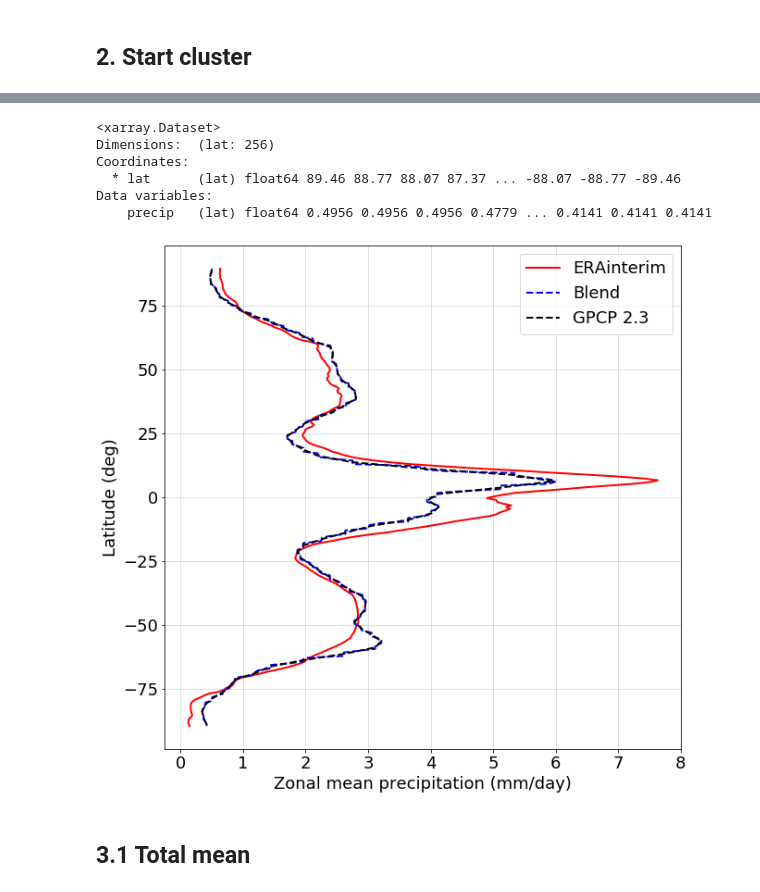
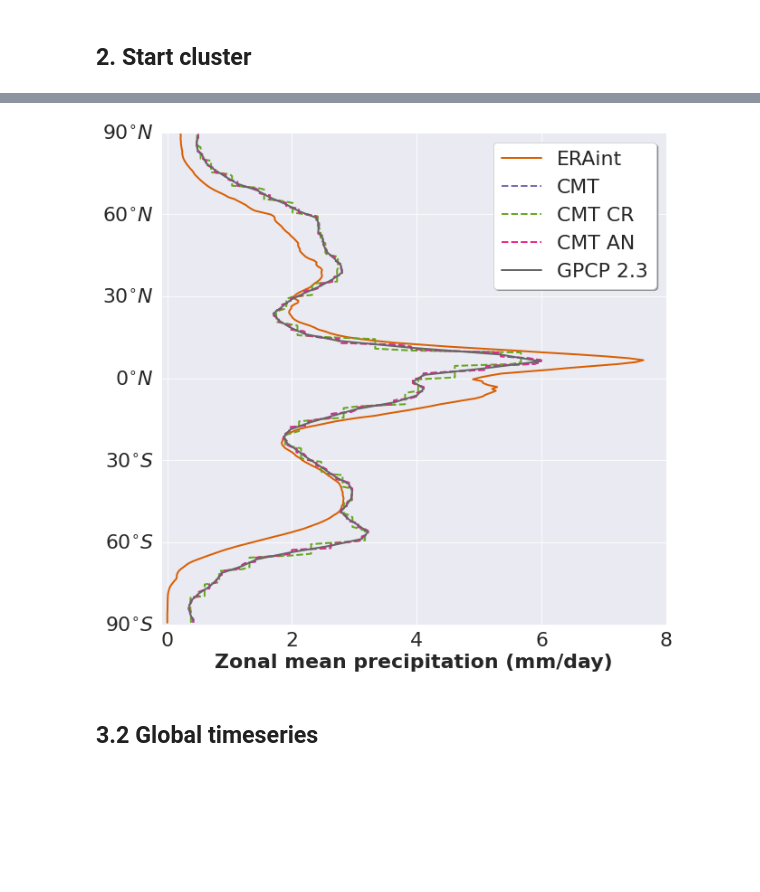
Before and after one commit to raphaeldussin/dev_forcings, a Jupyter notebook: precip_erainterim_correction_gpcp/Evaluation_results.ipynb, the cells around one changed output, grey strips where cells are left out. Drawn from its saved outputs; the diff is of its cells as text; code cells hidden in the pictures; blank space fills up the shorter version.

```diff
--- a/precip_erainterim_correction_gpcp/Evaluation_results.ipynb
+++ b/precip_erainterim_correction_gpcp/Evaluation_results.ipynb
@@ -6,3 +26,10 @@ import numpy as np
+# %%
+green, orange, purple, fushia, lightgreen, yellow, brown, gray = sns.color_palette("Dark2")
+# %%
+# default for line plots
+sns.set_theme()
+sns.set_style('dark')
+sns.set_context("paper", font_scale=2.7)
 # %% [markdown]
 ## 1. Load datasets
 # %%
@@ -105,10 +91,0 @@ Data variables:
-# %%
-gpcpR_zm = gpcpR.mean(dim=['time', 'lon'])
-gpcpR_zm.load()
-# %% [output]
-<xarray.Dataset>
-Dimensions:  (lat: 256)
-Coordinates:
-  * lat      (lat) float64 89.46 88.77 88.07 87.37 ... -88.07 -88.77 -89.46
-Data variables:
-    precip   (lat) float64 0.4956 0.4956 0.4956 0.4779 ... 0.4141 0.4141 0.4141
@@ -120,21 +115,45 @@ gpcpR_zm.to_netcdf('zonal_mean_GPCP_regridded.nc')
+# %%
+# force re-load from netcdf files
+erai_zm = xr.open_dataset("zonal_mean_ERAinterim.nc")
+blend_zm = xr.open_dataset("zonal_mean_BLEND.nc")
+blend5x_zm = xr.open_dataset("zonal_mean_BLEND5X.nc")
+blend1y_zm = xr.open_dataset("zonal_mean_BLEND1Y.nc")
+gpcp_zm = xr.open_dataset("zonal_mean_GPCP.nc")
+gpcpR_zm = xr.open_dataset("zonal_mean_GPCP_regridded.nc")
 # %%
-import matplotlib.pyplot as plt
+sns.set_theme()
+sns.set_style('dark')
+sns.set_context("paper", font_scale=2.7)
 
 plt.figure(figsize=[10,10])
-plt.plot(86400 * erai_zm['precip'], erai_zm['lat'], 'r', linewidth=2, label='ERAinterim')
-plt.plot(86400 * newp_zm['precip'], newp_zm['lat'], 'b--', linewidth=2, label='Blend')
-plt.plot(gpcp_zm['precip'], gpcp_zm['lat'], 'k--', linewidth=2, label='GPCP 2.3')
-plt.legend(fontsize=18)
-plt.xticks(fontsize=18)
-plt.yticks(fontsize=18)
-plt.grid(alpha=0.5)
-plt.xlabel('Zonal mean precipitation (mm/day)', fontsize=18)
-plt.ylabel('Latitude (deg)', fontsize=18)
+plt.plot(86400 * erai_zm["rain_zmean"], erai_zm['lat'], color=orange, linewidth=2, label='ERAint')
+plt.plot(86400 * blend_zm["rain_zmean"], blend_zm['lat'], color=purple, linestyle='--', linewidth=2, label='CMT')
+plt.plot(86400 * blend5x_zm["rain_zmean"], blend5x_zm['lat'], color=lightgreen, linestyle='--', linewidth=2, label='CMT CR')
+plt.plot(86400 * blend1y_zm["rain_zmean"], blend1y_zm['lat'], color=fushia, linestyle='--', linewidth=2, label='CMT AN')
+plt.plot(gpcp_zm["rain_zmean"], gpcp_zm['lat'], color=gray, linestyle='-', linewidth=2, label='GPCP 2.3')
+plt.legend(fontsize=22, shadow=True, facecolor='white')
+plt.xticks(fontsize=22)
+
+plt.yticks([-90,-60,-30,0,30,60,90],
+           ['$90^{\circ}S$',
+            '$60^{\circ}S$',
+            '$30^{\circ}S$',
+            '$0^{\circ}N$',
+            '$30^{\circ}N$',
+            '$60^{\circ}N$',
+            '$90^{\circ}N$'],
+           fontsize=22)
+
+plt.grid()
+_ = plt.xlabel('Zonal mean precipitation (mm/day)', fontsize=22, weight='bold')
+_= plt.ylim([-90,90])
+_= plt.xlim([-0.1,8])
+
 plt.savefig('zonal_mean.png', bbox_inches='tight')
 # %% [output]
-[figure, old version]
+[figure, new version]
-# %% [markdown]
-## 3.1 Total mean
+# %% [markdown]
+## 3.2 Global timeseries
 # %%
 # ERA-interim
 
```
Also changed, not shown: parts of 88 cells of this notebook.
